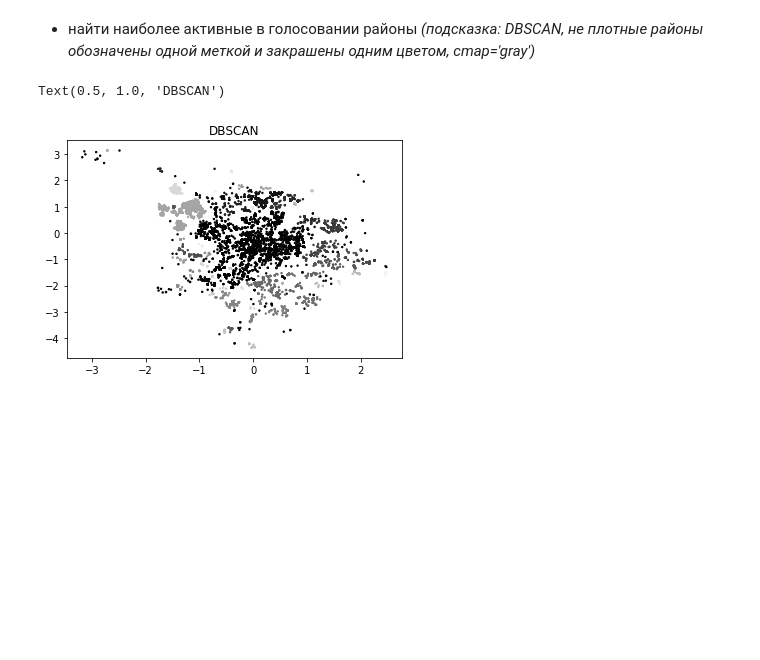
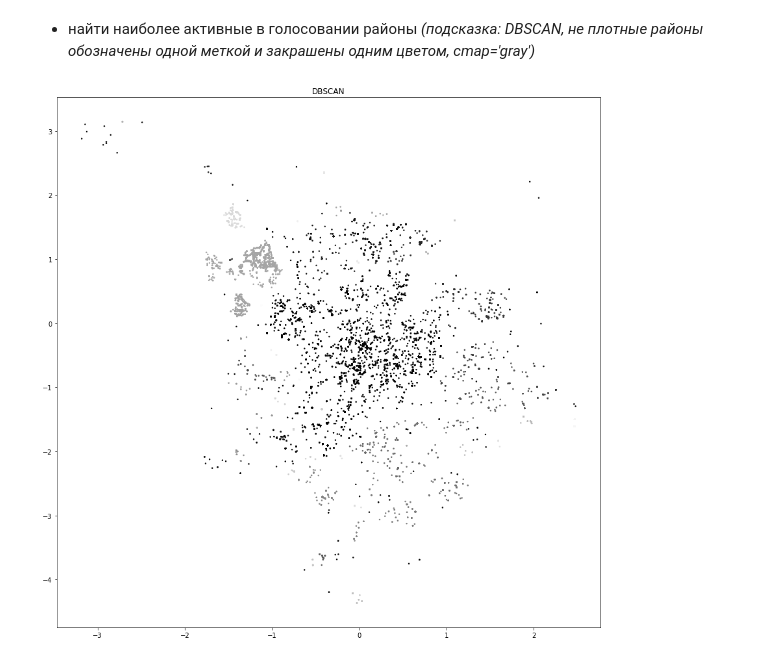
Before and after one commit to AlexeyUdod/aml, a Jupyter notebook: aml.5.hw2.ipynb, the cells around one changed output. Cells and saved outputs as stored; diff of their text form; code cells hidden in the pictures; blank space fills up the shorter version.

```diff
--- a/aml.5.hw2.ipynb
+++ b/aml.5.hw2.ipynb
@@ -137,10 +137,10 @@ Text(0.5, 1.0, "KMeans с 'оптимальным' количеством кла
 # %%
 X = StandardScaler().fit_transform(data[['x','y']])
 
 model = DBSCAN(eps = 0.1,n_jobs = -1)
 y_pred = model.fit_predict(X)
 plt.scatter(X[:,0], X[:,1], c=y_pred, s=2, cmap='gray')
 plt.title(model.__class__.__name__)
+plt.gcf().set_size_inches([15,15])
 # %% [output]
-Text(0.5, 1.0, 'DBSCAN')
-[figure, old version]
+[figure, new version]
```
Also changed, not shown: parts of 1 cell of this notebook.
